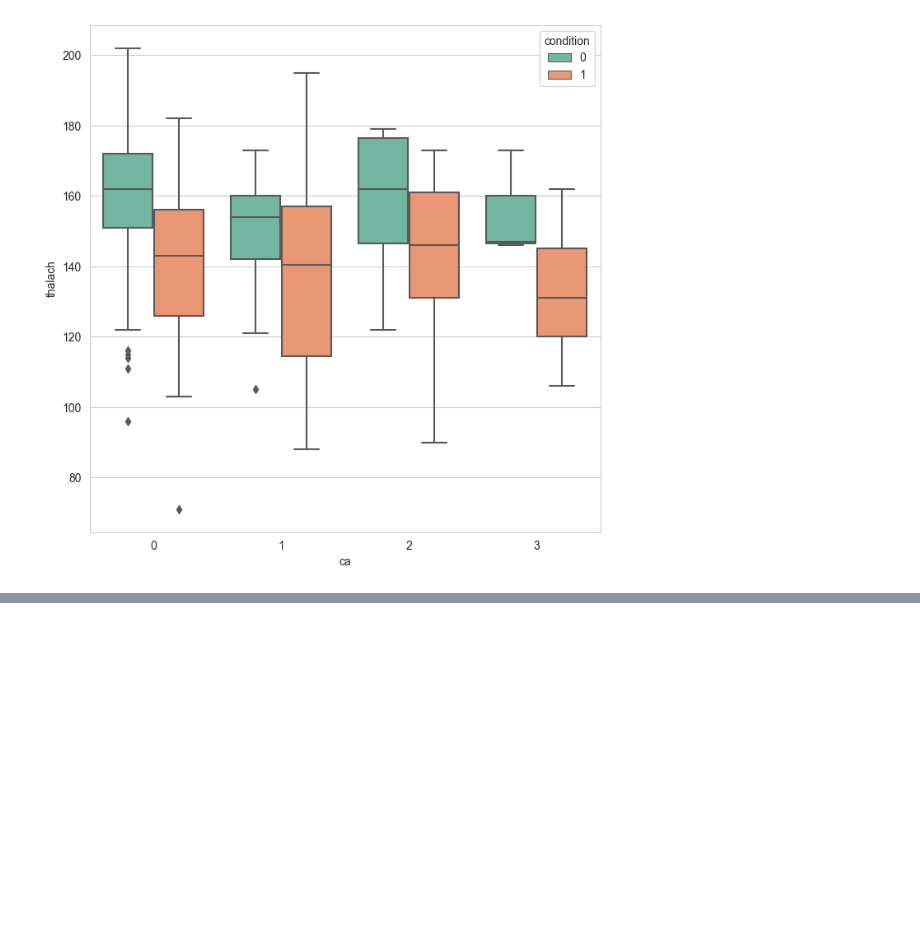
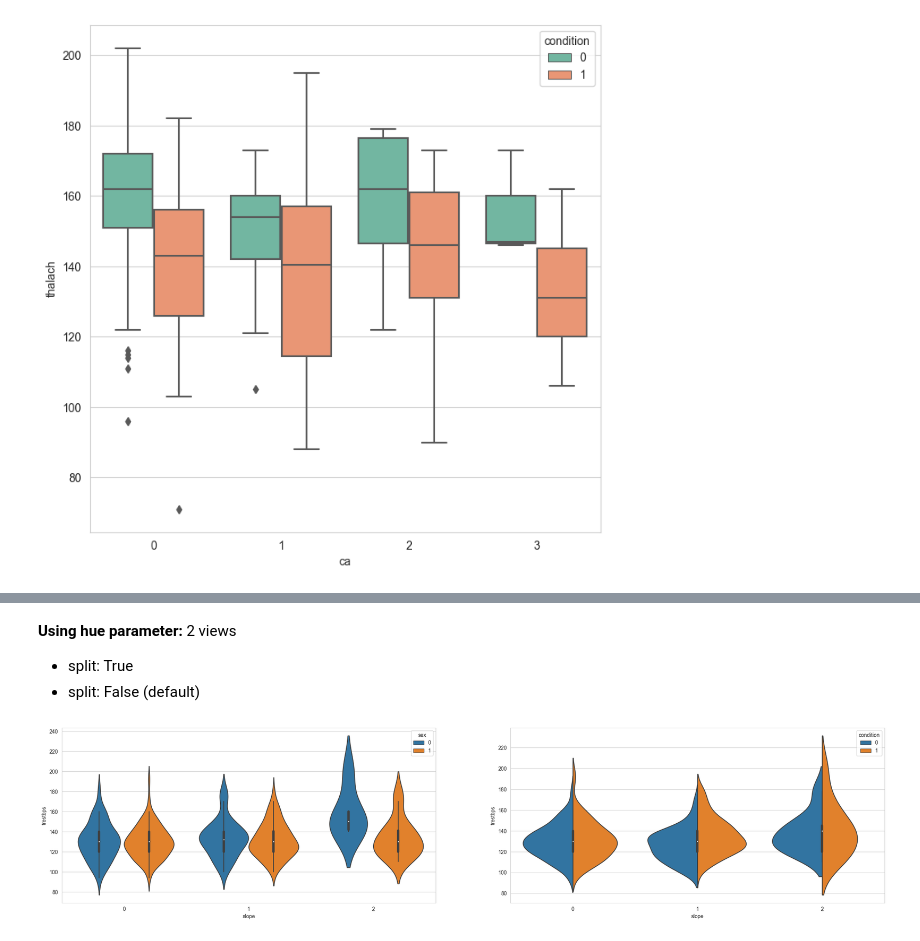
Before and after one commit to Lynne2002/heart_disease-data_visualization, a Jupyter notebook: index.ipynb, the cells around one changed output, grey strips where cells are left out. Saved outputs shown, nothing was run; the diff lists cells and outputs as text; code cells hidden in the pictures; blank space fills up the shorter version.

```diff
--- a/index.ipynb
+++ b/index.ipynb
@@ -803,0 +837,18 @@ plt.show()
+# %% [markdown]
+**Using hue parameter:**
+  2 views
+   - split: True
+   - split: False (default)
+# %%
+fig,ax = plt.subplots(1, 2, figsize = (28, 6))
+
+# Split = False -> default
+# Preferred
+sns.violinplot(x = 'slope', y = 'trestbps', data = data_df, hue = 'sex', ax = ax[0])
+
+# Split = True
+sns.violinplot(x = 'slope', y = 'trestbps', data = data_df, split = True, hue = 'condition', ax = ax[1])
+
+plt.show()
+# %% [output]
+[figure, added]
```
Also changed, not shown: parts of 12 cells of this notebook.
